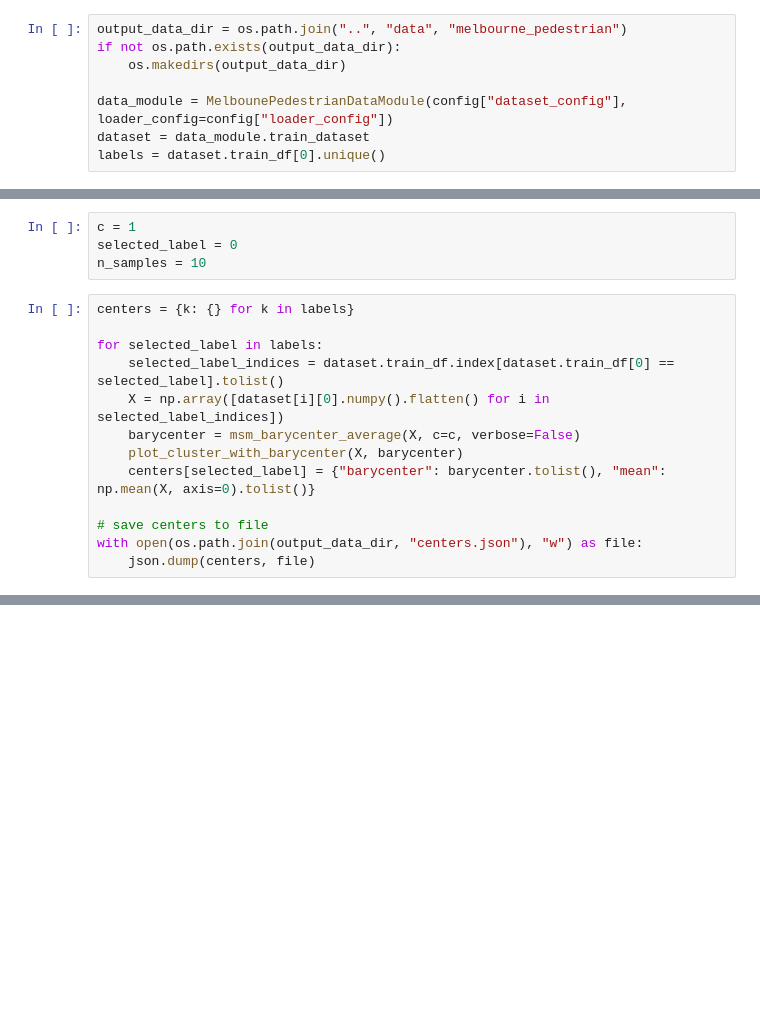
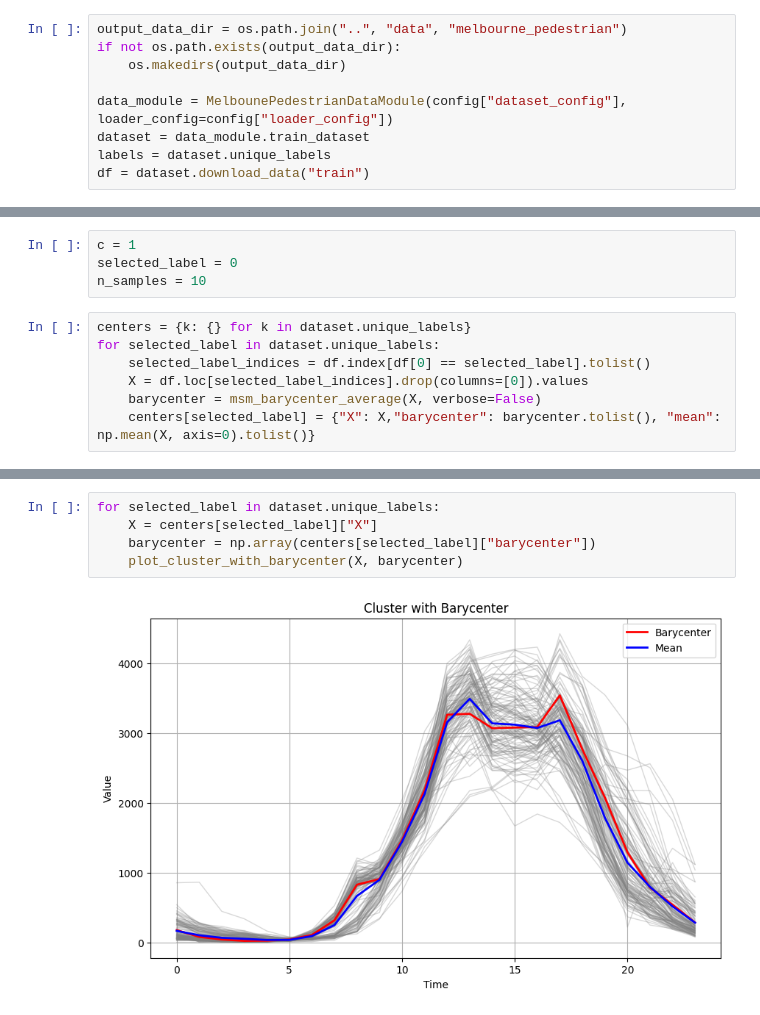
Before and after one commit to alvarorgzalonso/maadm-tfm-generative-ts, a Jupyter notebook: notebooks/ts_distances.ipynb, the cells around one changed output, grey strips where cells are left out. Saved outputs shown, nothing was run; the diff lists cells and outputs as text; blank space fills up the shorter version.

```diff
--- a/notebooks/ts_distances.ipynb
+++ b/notebooks/ts_distances.ipynb
@@ -44,7 +44,8 @@ if not os.path.exists(output_data_dir):
 
 data_module = MelbounePedestrianDataModule(config["dataset_config"], loader_config=config["loader_config"])
 dataset = data_module.train_dataset
-labels = dataset.train_df[0].unique()
+labels = dataset.unique_labels
+df = dataset.download_data("train")
 # %% [markdown]
 ## MSM Distance
 # %% [markdown]
@@ -319,15 +320,9 @@ c = 1
 selected_label = 0
 n_samples = 10
 # %%
-centers = {k: {} for k in labels}
-
-for selected_label in labels:
-    selected_label_indices = dataset.train_df.index[dataset.train_df[0] == selected_label].tolist()
-    X = np.array([dataset[i][0].numpy().flatten() for i in selected_label_indices])
-    barycenter = msm_barycenter_average(X, c=c, verbose=False)
-    plot_cluster_with_barycenter(X, barycenter)
-    centers[selected_label] = {"barycenter": barycenter.tolist(), "mean": np.mean(X, axis=0).tolist()}
-
-# save centers to file
-with open(os.path.join(output_data_dir, "centers.json"), "w") as file:
-    json.dump(centers, file)
+centers = {k: {} for k in dataset.unique_labels}
+for selected_label in dataset.unique_labels:
+    selected_label_indices = df.index[df[0] == selected_label].tolist()
+    X = df.loc[selected_label_indices].drop(columns=[0]).values
+    barycenter = msm_barycenter_average(X, verbose=False)
+    centers[selected_label] = {"X": X,"barycenter": barycenter.tolist(), "mean": np.mean(X, axis=0).tolist()}
@@ -344,0 +329,7 @@ with open(os.path.join(output_data_dir, "centers.json"), "w") as file:
+# %%
+for selected_label in dataset.unique_labels:
+    X = centers[selected_label]["X"]
+    barycenter = np.array(centers[selected_label]["barycenter"])
+    plot_cluster_with_barycenter(X, barycenter)
+# %% [output]
+[figure, added]
```
Also changed, not shown: parts of 4 cells of this notebook, 28 other files.
